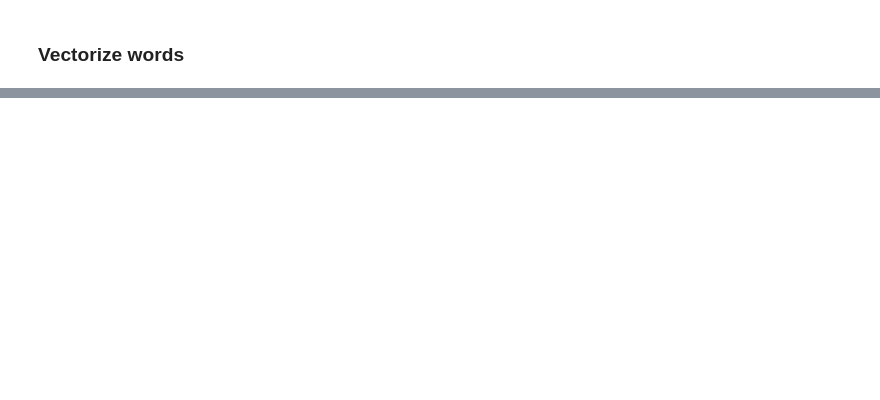
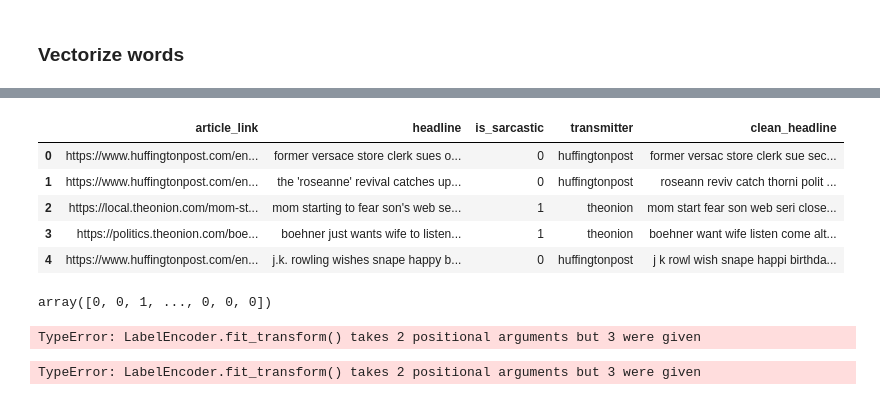
Before and after one commit to wilberquito/Sarcasm-Detector, a Jupyter notebook: detection.ipynb, the cells around one changed output, grey strips where cells are left out. Cells and saved outputs as stored; diff of their text form; code cells hidden in the pictures; blank space fills up the shorter version.

```diff
--- a/detection.ipynb
+++ b/detection.ipynb
@@ -229,0 +299,27 @@ plt.show()
+# %%
+df.head()
+# %% [output]
+|  | article_link | headline | is_sarcastic | transmitter | clean_headline |
+| 0 | https://www.huffingtonpost.com/en... | former versace store clerk sues o... | 0 | huffingtonpost | former versac store clerk sue sec... |
+| 1 | https://www.huffingtonpost.com/en... | the 'roseanne' revival catches up... | 0 | huffingtonpost | roseann reviv catch thorni polit ... |
+| 2 | https://local.theonion.com/mom-st... | mom starting to fear son's web se... | 1 | theonion | mom start fear son web seri close... |
+| 3 | https://politics.theonion.com/boe... | boehner just wants wife to listen... | 1 | theonion | boehner want wife listen come alt... |
+| 4 | https://www.huffingtonpost.com/en... | j.k. rowling wishes snape happy b... | 0 | huffingtonpost | j k rowl wish snape happi birthda... |
+# %%
+y = LabelEncoder().fit_transform(df['transmitter'])
+y
+# %% [output]
+array([0, 0, 1, ..., 0, 0, 0])
+# %%
+preprocess.fit(df)
+# %% [output]
+TypeError: LabelEncoder.fit_transform() takes 2 positional arguments but 3 were given
+# %%
+pipeline = Pipeline(steps=[
+        ('preprocess', preprocess),
+        # ('classifier', classifier)
+    ])
+
+preprocess.fit(df)
+# %% [output]
+TypeError: LabelEncoder.fit_transform() takes 2 positional arguments but 3 were given
```
Also changed, not shown: parts of 16 cells of this notebook, 1 other file.
